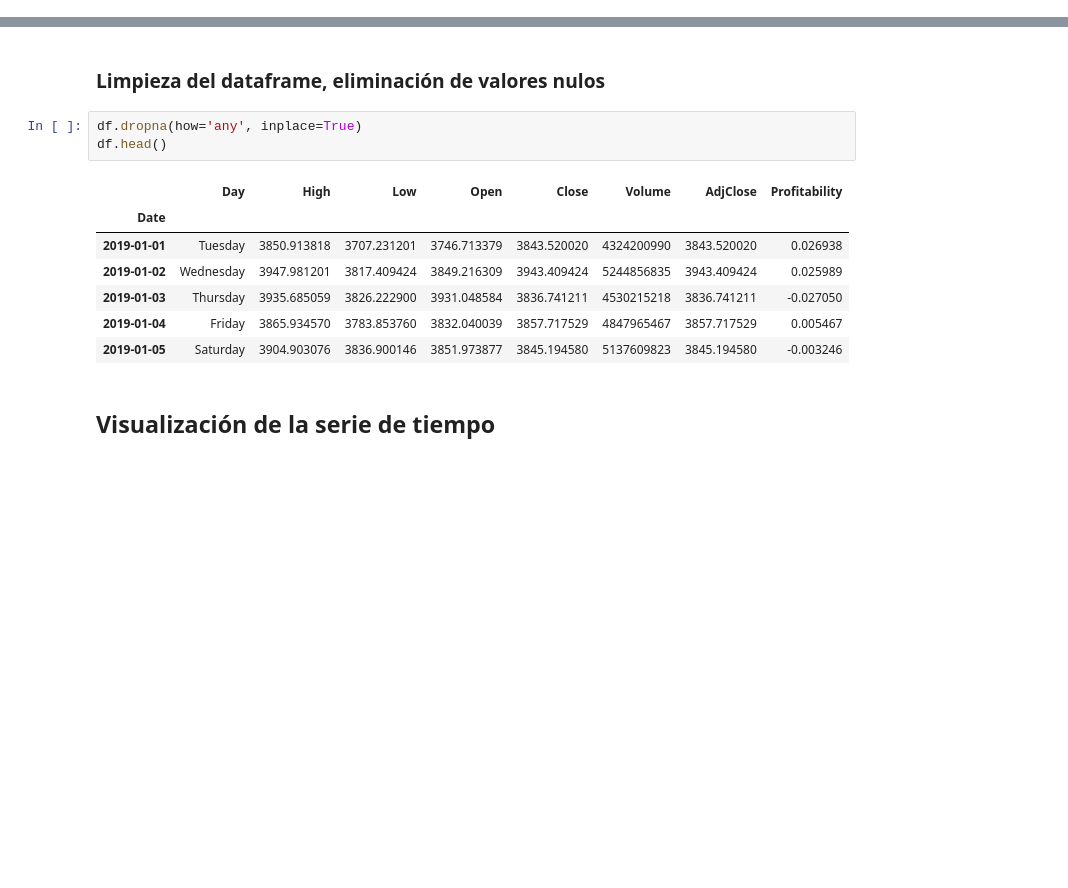
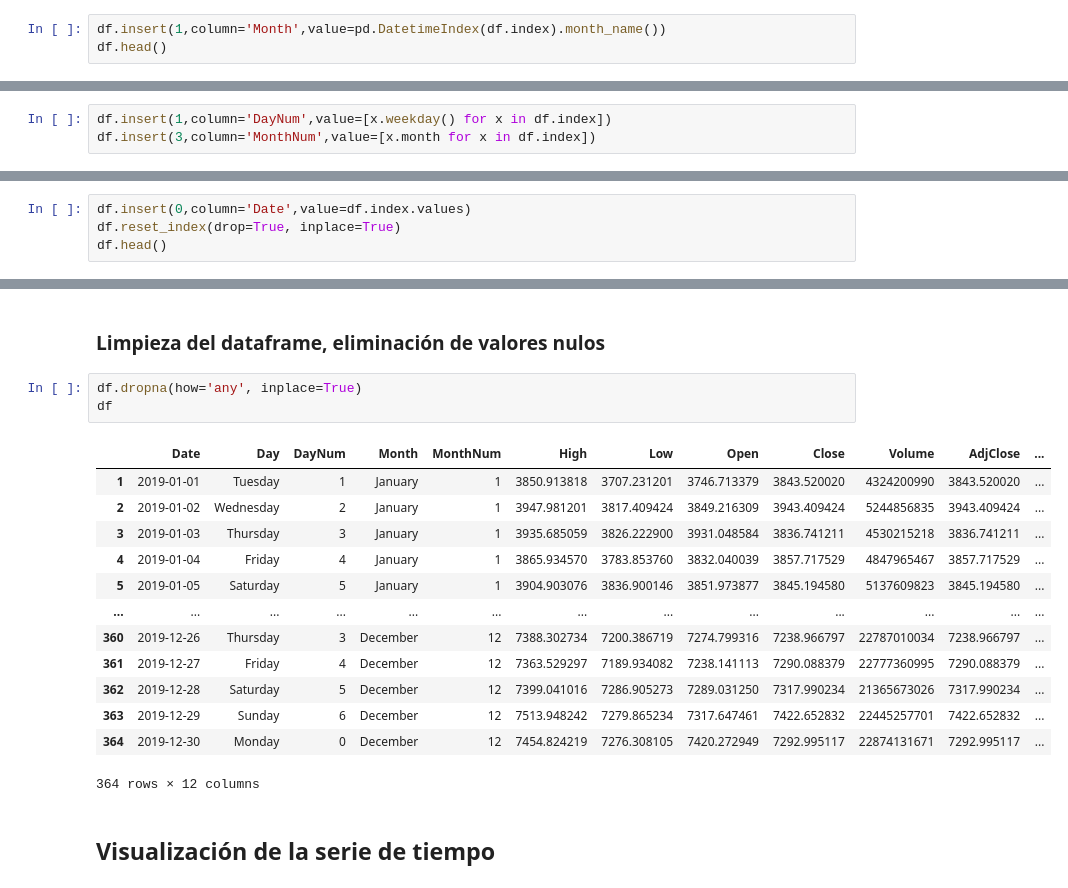
Before and after one commit to cristiandarioortegayubro/Ciencia-de-Datos-en-Ciencias-Economicas-con-Python, a Jupyter notebook: Python_Bitcoin.ipynb, the cells around one changed output, grey strips where cells are left out. Cells and saved outputs as stored; diff of their text form; blank space fills up the shorter version.

```diff
--- a/Python_Bitcoin.ipynb
+++ b/Python_Bitcoin.ipynb
@@ -51,3 +51,6 @@ df.head()
 | 2019-01-02 | Wednesday | 3947.981201 | 3817.409424 | 3849.216309 | 3943.409424 | 5244856835 | 3943.409424 |
 | 2019-01-03 | Thursday | 3935.685059 | 3826.222900 | 3931.048584 | 3836.741211 | 4530215218 | 3836.741211 |
 | 2019-01-04 | Friday | 3865.934570 | 3783.853760 | 3832.040039 | 3857.717529 | 4847965467 | 3857.717529 |
+# %%
+df.insert(1,column='Month',value=pd.DatetimeIndex(df.index).month_name())
+df.head()
@@ -53,0 +65,3 @@ df.head()
+# %%
+df.insert(1,column='DayNum',value=[x.weekday() for x in df.index])
+df.insert(3,column='MonthNum',value=[x.month for x in df.index])
@@ -53,0 +80,4 @@ df.head()
+# %%
+df.insert(0,column='Date',value=df.index.values)
+df.reset_index(drop=True, inplace=True)
+df.head()
@@ -87,15 +124,21 @@ Por tal motivo al transformar las cotizaciones en rendimientos, se intenta hacer
 ### Limpieza del dataframe, eliminación de valores nulos
 # %%
 df.dropna(how='any', inplace=True)
-df.head()
+df
 # %% [output]
-|  | Day | High | Low | Open | Close | Volume | AdjClose | Profitability |
-| Date |  |  |  |  |  |  |  |  |
-| 2019-01-01 | Tuesday | 3850.913818 | 3707.231201 | 3746.713379 | 3843.520020 | 4324200990 | 3843.520020 | 0.026938 |
-| 2019-01-02 | Wednesday | 3947.981201 | 3817.409424 | 3849.216309 | 3943.409424 | 5244856835 | 3943.409424 | 0.025989 |
-| 2019-01-03 | Thursday | 3935.685059 | 3826.222900 | 3931.048584 | 3836.741211 | 4530215218 | 3836.741211 | -0.027050 |
-| 2019-01-04 | Friday | 3865.934570 | 3783.853760 | 3832.040039 | 3857.717529 | 4847965467 | 3857.717529 | 0.005467 |
-| 2019-01-05 | Saturday | 3904.903076 | 3836.900146 | 3851.973877 | 3845.194580 | 5137609823 | 3845.194580 | -0.003246 |
+|  | Date | Day | DayNum | Month | MonthNum | High | Low | Open | Close | Volume | AdjClose | ... |
+| 1 | 2019-01-01 | Tuesday | 1 | January | 1 | 3850.913818 | 3707.231201 | 3746.713379 | 3843.520020 | 4324200990 | 3843.520020 | ... |
+| 2 | 2019-01-02 | Wednesday | 2 | January | 1 | 3947.981201 | 3817.409424 | 3849.216309 | 3943.409424 | 5244856835 | 3943.409424 | ... |
+| 3 | 2019-01-03 | Thursday | 3 | January | 1 | 3935.685059 | 3826.222900 | 3931.048584 | 3836.741211 | 4530215218 | 3836.741211 | ... |
+| 4 | 2019-01-04 | Friday | 4 | January | 1 | 3865.934570 | 3783.853760 | 3832.040039 | 3857.717529 | 4847965467 | 3857.717529 | ... |
+| 5 | 2019-01-05 | Saturday | 5 | January | 1 | 3904.903076 | 3836.900146 | 3851.973877 | 3845.194580 | 5137609823 | 3845.194580 | ... |
+| ... | ... | ... | ... | ... | ... | ... | ... | ... | ... | ... | ... | ... |
+| 360 | 2019-12-26 | Thursday | 3 | December | 12 | 7388.302734 | 7200.386719 | 7274.799316 | 7238.966797 | 22787010034 | 7238.966797 | ... |
+| 361 | 2019-12-27 | Friday | 4 | December | 12 | 7363.529297 | 7189.934082 | 7238.141113 | 7290.088379 | 22777360995 | 7290.088379 | ... |
+| 362 | 2019-12-28 | Saturday | 5 | December | 12 | 7399.041016 | 7286.905273 | 7289.031250 | 7317.990234 | 21365673026 | 7317.990234 | ... |
+| 363 | 2019-12-29 | Sunday | 6 | December | 12 | 7513.948242 | 7279.865234 | 7317.647461 | 7422.652832 | 22445257701 | 7422.652832 | ... |
+| 364 | 2019-12-30 | Monday | 0 | December | 12 | 7454.824219 | 7276.308105 | 7420.272949 | 7292.995117 | 22874131671 | 7292.995117 | ... |
+364 rows × 12 columns
 # %% [markdown]
 ## Visualización de la serie de tiempo
 # %%
```
Also changed, not shown: parts of 60 cells of this notebook.
